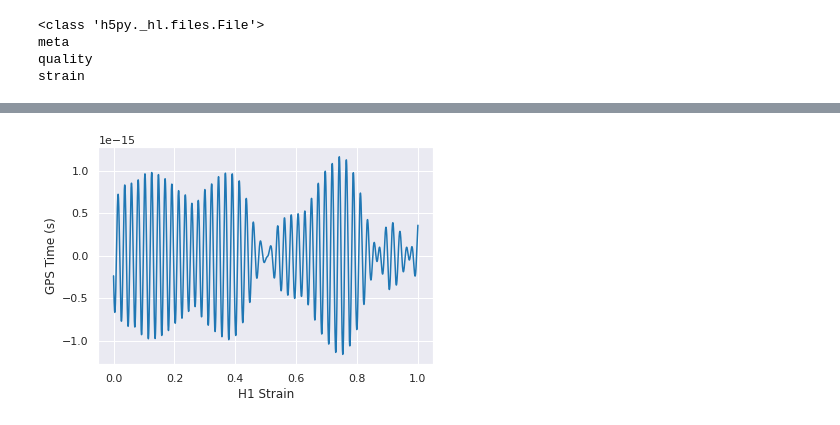
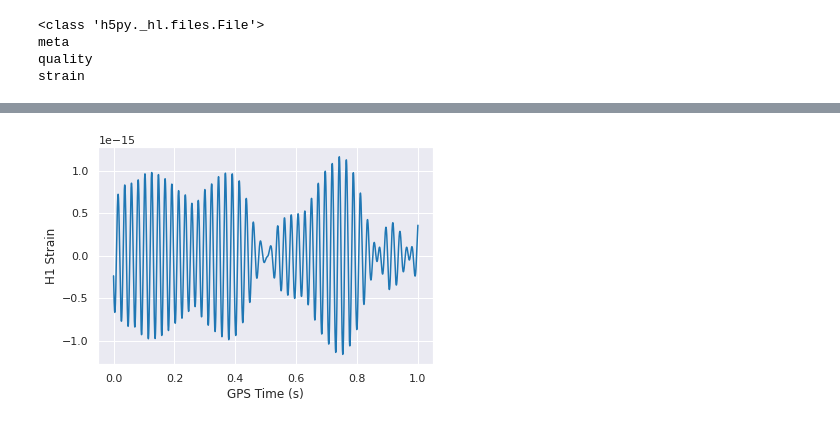
Before and after one commit to NIP-Data-Computation/show-and-tell, a Jupyter notebook: geneb_show_and_tell_week3_.ipynb, the cells around one changed output, grey strips where cells are left out. Cells and saved outputs as stored; diff of their text form; code cells hidden in the pictures.

```diff
--- a/geneb_show_and_tell_week3_.ipynb
+++ b/geneb_show_and_tell_week3_.ipynb
@@ -168,10 +237,8 @@ time = np.arange(0, 1, 1/num_samples)
 # %%
 # It's plotting time!
 
 GravWave = sns.lineplot(time, strain[:num_samples])
-GravWave.set(xlabel='H1 Strain', ylabel='GPS Time (s)')
-
-plt.ion()
+GravWave.set(ylabel='H1 Strain', xlabel='GPS Time (s)')
 plt.show()
 # %% [output]
-[figure, old version]
+[figure, new version]
```
Also changed, not shown: parts of 6 cells of this notebook.
